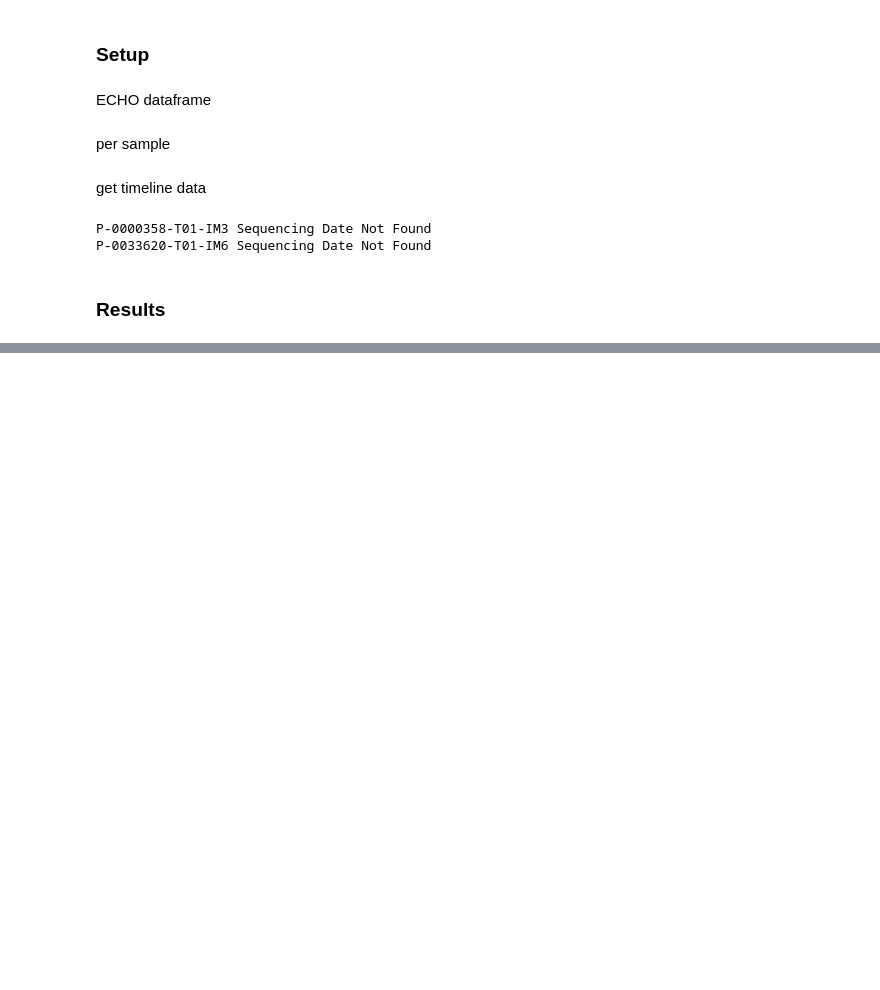
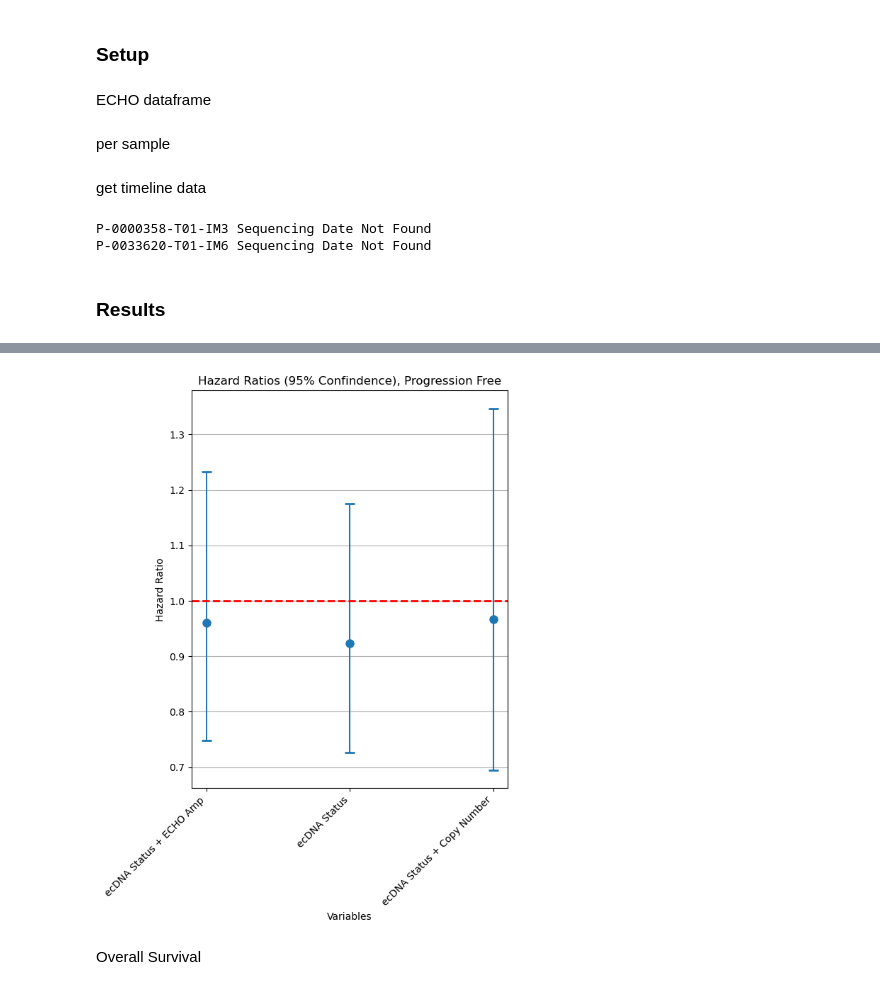
Before and after one commit to mskcc/Penguin, a Jupyter notebook: notebooks/treatment.ipynb, the cells around one changed output, grey strips where cells are left out. Saved outputs shown, nothing was run; the diff lists cells and outputs as text; code cells hidden in the pictures; blank space fills up the shorter version.

```diff
--- a/notebooks/treatment.ipynb
+++ b/notebooks/treatment.ipynb
@@ -253,0 +413,31 @@ P-values for KM Curves
+# %%
+non_zero = specific_cox_df[specific_cox_df['lower'] != 0]
+
+# Number of rows in the DataFrame
+num_rows = non_zero.shape[0]
+
+# Plotting points with error bars for each row
+plt.figure(figsize=(6, 8))
+
+# Plot points
+positions = np.arange(num_rows)
+plt.errorbar(positions, non_zero['hazardRatio'], yerr=[non_zero['hazardRatio'] - non_zero['lower'], non_zero['upper'] - non_zero['hazardRatio']],
+             fmt='o', markersize=8, capsize=5, capthick=2)
+
+# Set x-axis ticks and labels
+plt.xlabel('Variables')
+plt.xticks(positions, non_zero['atype'],rotation=45, ha='right')
+
+
+# Add labels and title
+plt.ylabel('Hazard Ratio')
+plt.title('Hazard Ratios (95% Confindence), Progression Free')
+plt.axhline(y=1, color='r', linestyle='--', linewidth=2)
+
+plt.grid(True, axis='y')  # Add grid lines for better visualization
+plt.tight_layout()
+plt.show()
+# %% [output]
+[figure, added]
+# %% [markdown]
+Overall Survival
```
Also changed, not shown: parts of 18 cells of this notebook, 1 other file.
